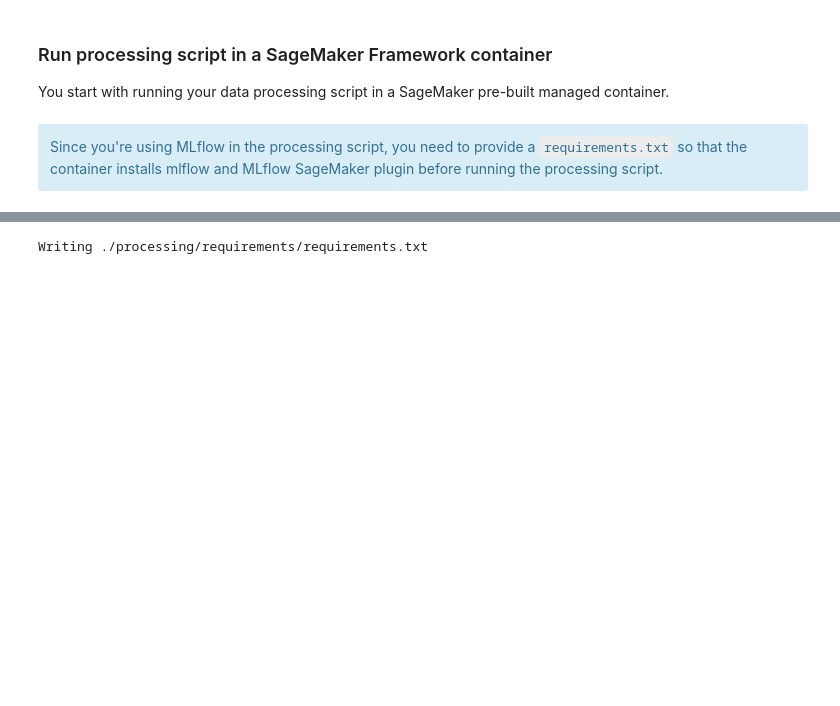
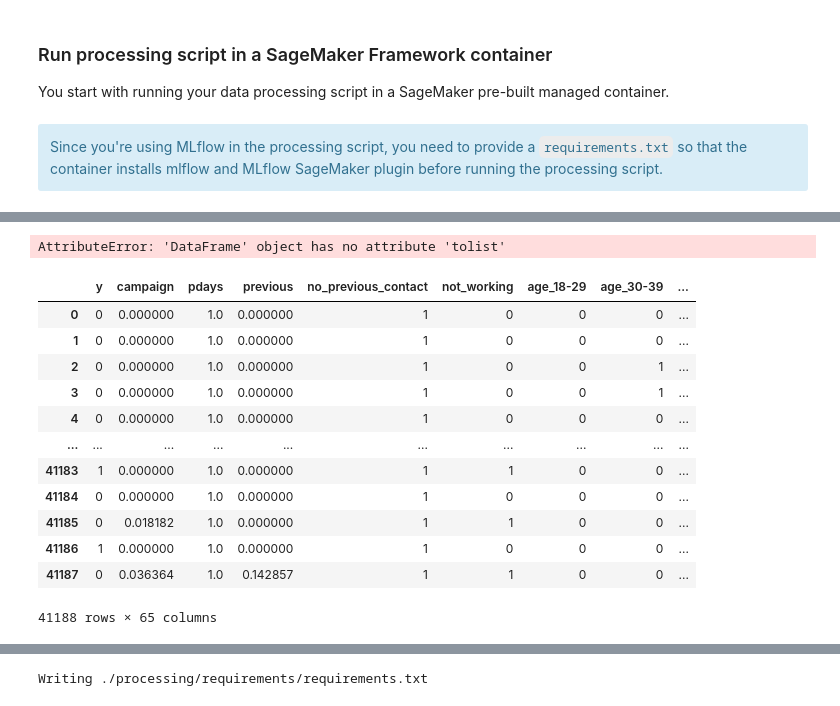
Before and after one commit to rinkusahu1/amazon-sagemaker-from-idea-to-production, a Jupyter notebook: 02-sagemaker-containers.ipynb, the cells around one changed output, grey strips where cells are left out. Saved outputs shown, nothing was run; the diff lists cells and outputs as text; code cells hidden in the pictures; blank space fills up the shorter version.

```diff
--- a/02-sagemaker-containers.ipynb
+++ b/02-sagemaker-containers.ipynb
@@ -118,0 +131,2 @@ dependencies_dir="./processing/requirements/"
+# %%
+df = pd.read_csv("data/bank-additional/bank-additional-full.csv", sep=";")
@@ -118,0 +196,4 @@ dependencies_dir="./processing/requirements/"
+# %%
+res1.tolist()
+# %% [output]
+AttributeError: 'DataFrame' object has no attribute 'tolist'
@@ -118,0 +257,18 @@ dependencies_dir="./processing/requirements/"
+# %%
+res  = process_data_scaler(df)
+# %%
+res
+# %% [output]
+|  | y | campaign | pdays | previous | no_previous_contact | not_working | age_18-29 | age_30-39 | ... |
+| 0 | 0 | 0.000000 | 1.0 | 0.000000 | 1 | 0 | 0 | 0 | ... |
+| 1 | 0 | 0.000000 | 1.0 | 0.000000 | 1 | 0 | 0 | 0 | ... |
+| 2 | 0 | 0.000000 | 1.0 | 0.000000 | 1 | 0 | 0 | 1 | ... |
+| 3 | 0 | 0.000000 | 1.0 | 0.000000 | 1 | 0 | 0 | 1 | ... |
+| 4 | 0 | 0.000000 | 1.0 | 0.000000 | 1 | 0 | 0 | 0 | ... |
+| ... | ... | ... | ... | ... | ... | ... | ... | ... | ... |
+| 41183 | 1 | 0.000000 | 1.0 | 0.000000 | 1 | 1 | 0 | 0 | ... |
+| 41184 | 0 | 0.000000 | 1.0 | 0.000000 | 1 | 0 | 0 | 0 | ... |
+| 41185 | 0 | 0.018182 | 1.0 | 0.000000 | 1 | 1 | 0 | 0 | ... |
+| 41186 | 1 | 0.000000 | 1.0 | 0.000000 | 1 | 0 | 0 | 0 | ... |
+| 41187 | 0 | 0.036364 | 1.0 | 0.142857 | 1 | 1 | 0 | 0 | ... |
+41188 rows × 65 columns
```
Also changed, not shown: parts of 18 cells of this notebook, 1 other file.
